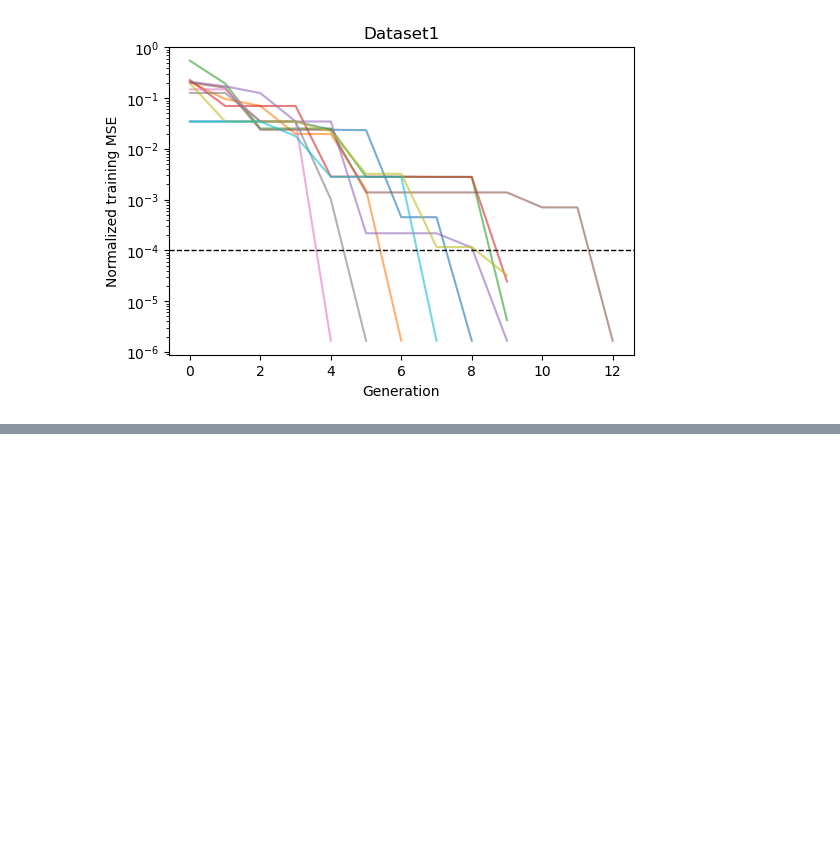
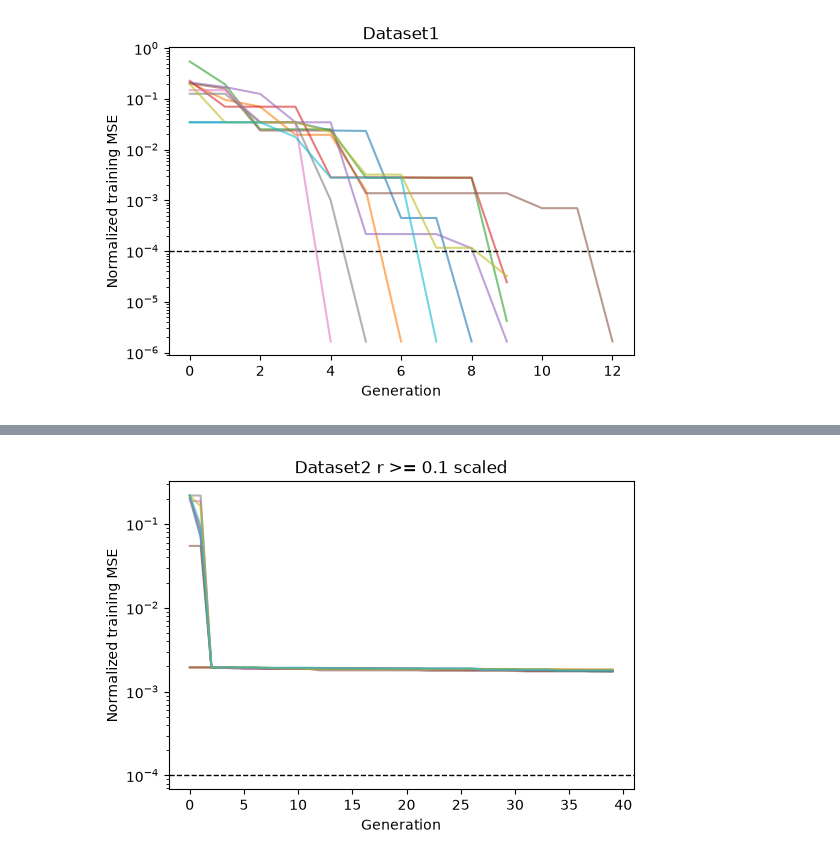
Before and after one commit to agothebi/CSC-370-HW-2-Alex-Gopesh, a Jupyter notebook: symreg.ipynb, the cells around one changed output, grey strips where cells are left out. Drawn from its saved outputs; the diff is of its cells as text; code cells hidden in the pictures; blank space fills up the shorter version.

```diff
--- a/symreg.ipynb
+++ b/symreg.ipynb
@@ -160,3 +153,7 @@ plot_history("Dataset2 r >= 0.1")
+# %%
+plot_history("Dataset2 r >= 0.1 scaled")
+# %% [output]
+[figure, added]
 # %% [markdown]
 ## Predictions
 
```
Also changed, not shown: parts of 13 cells of this notebook, 2 other files.
